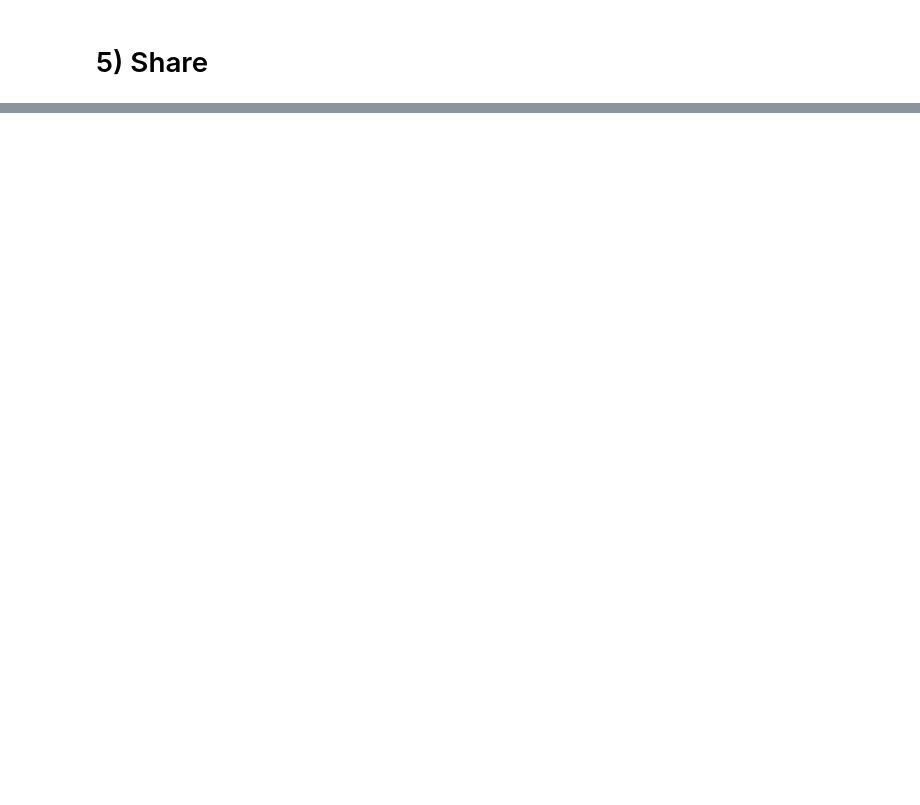
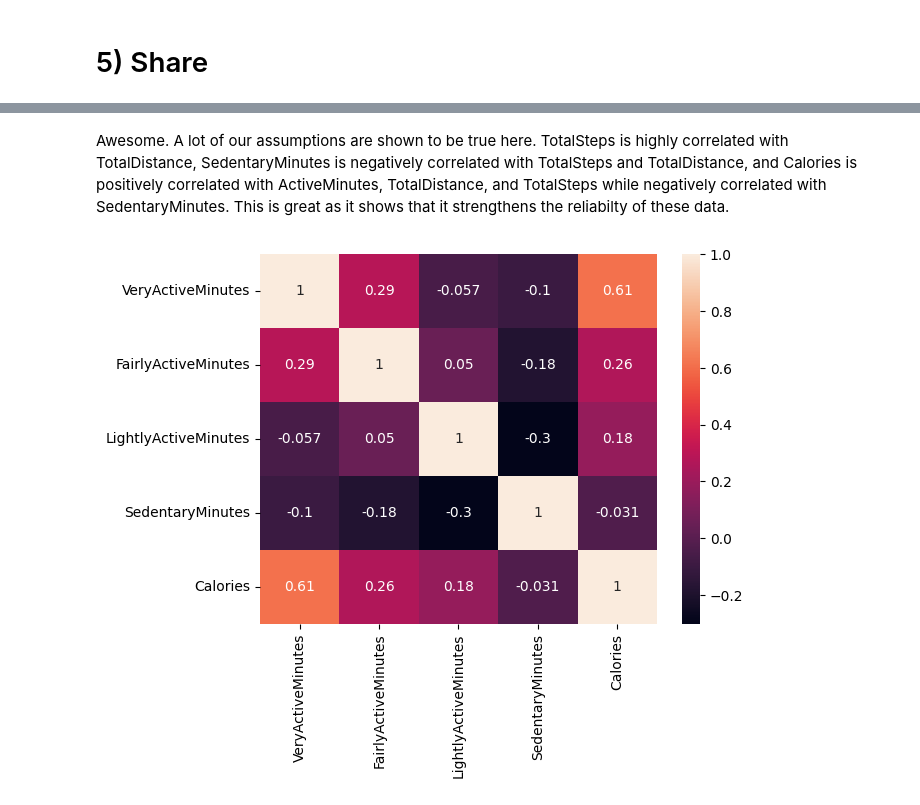
Before and after one commit to kyumin14/google-capstone, a Jupyter notebook: capstone_project_fitbit.ipynb, the cells around one changed output, grey strips where cells are left out. Saved outputs shown, nothing was run; the diff lists cells and outputs as text; code cells hidden in the pictures; blank space fills up the shorter version.

```diff
--- a/capstone_project_fitbit.ipynb
+++ b/capstone_project_fitbit.ipynb
@@ -467,0 +505,11 @@ plt.show()
+# %% [markdown]
+Awesome. A lot of our assumptions are shown to be true here. TotalSteps is highly correlated with TotalDistance, SedentaryMinutes is negatively correlated with TotalSteps and TotalDistance, and Calories is positively correlated with ActiveMinutes, TotalDistance, and TotalSteps while negatively correlated with SedentaryMinutes. This is great as it shows that it strengthens the reliabilty of these data.
+# %%
+cols = ['VeryActiveMinutes', 'FairlyActiveMinutes', 'LightlyActiveMinutes',
+        'SedentaryMinutes', 'Calories']
+
+corr_matrix = daily_activity_df[cols].corr()
+sns.heatmap(corr_matrix, annot=True)
+plt.show()
+# %% [output]
+[figure, added]
```
Also changed, not shown: parts of 32 cells of this notebook, 1 other file.
